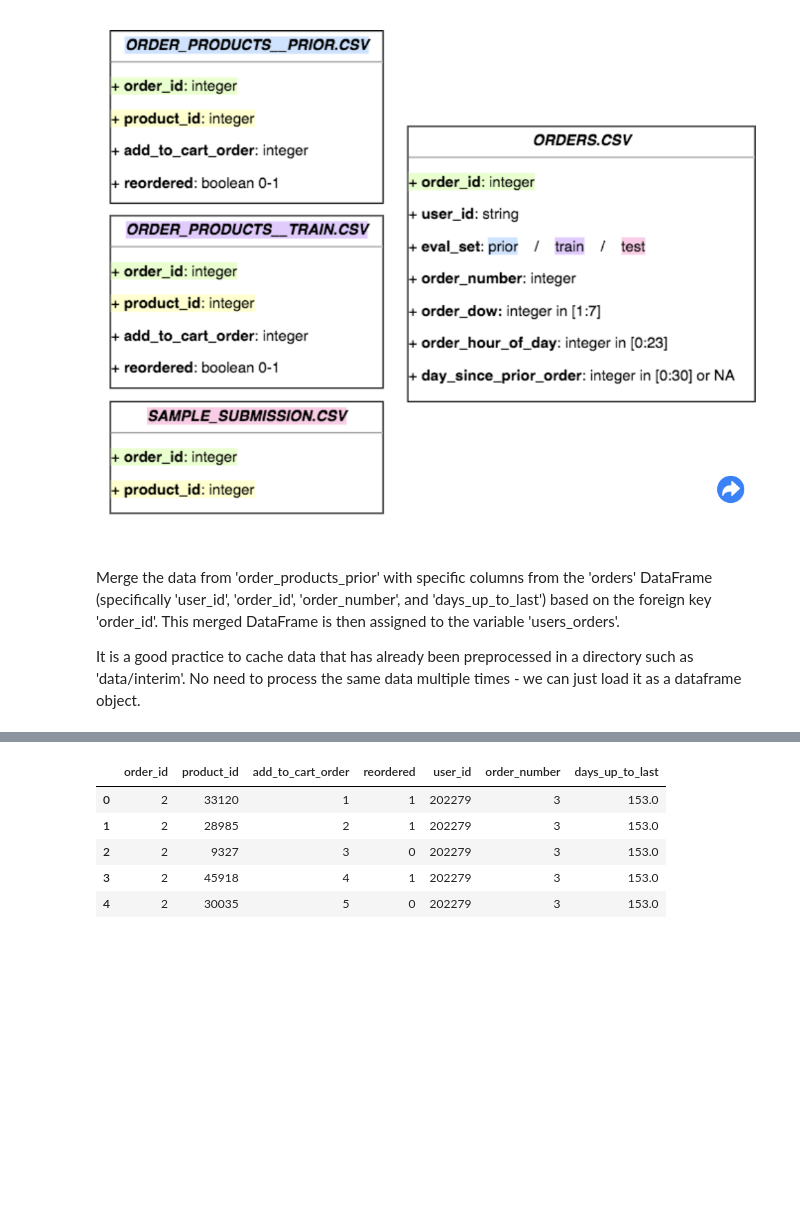
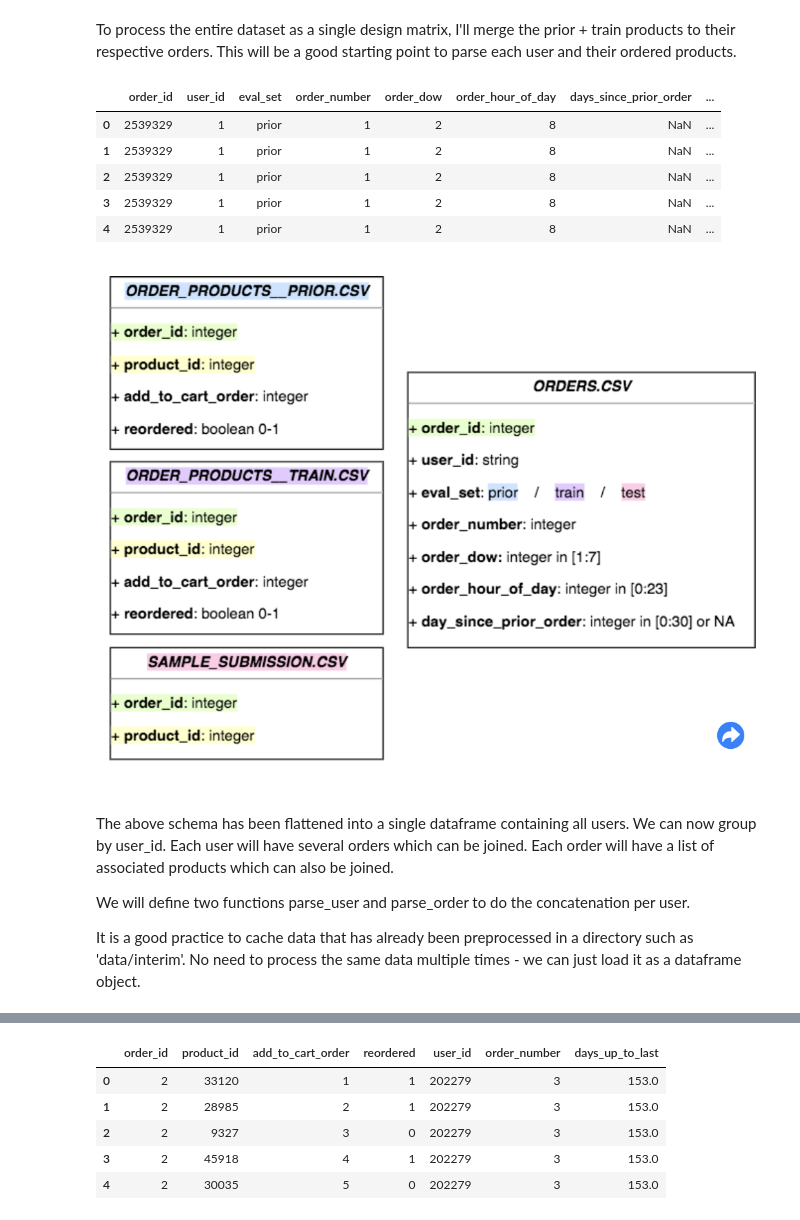
Before and after one commit to dinosoupy/reorder-prediction, a Jupyter notebook: notebooks/0.1-dinosoupy-data-preprocessing.ipynb, the cells around one changed output, grey strips where cells are left out. Cells and saved outputs as stored; diff of their text form; code cells hidden in the pictures; blank space fills up the shorter version.

```diff
--- a/notebooks/0.1-dinosoupy-data-exploration.ipynb
+++ b/notebooks/0.1-dinosoupy-data-preprocessing.ipynb
@@ -41,0 +25,5 @@ Index(['order_id', 'user_id', 'eval_set', 'order_number', 'order_dow',
+# %%
+train_products = pd.read_csv(os.path.join(RAW_DATA_PATH, "order_products__train.csv"))
+prior_products = pd.read_csv(os.path.join(RAW_DATA_PATH, "order_products__prior.csv"))
+orders = pd.read_csv(os.path.join(RAW_DATA_PATH, "orders.csv"))
+products = pd.read_csv(os.path.join(RAW_DATA_PATH, "products.csv"))
@@ -42,6 +66,23 @@ Index(['order_id', 'user_id', 'eval_set', 'order_number', 'order_dow',
+# %% [markdown]
+To process the entire dataset as a single design matrix, I'll merge the prior + train products to their respective orders. This will be a good starting point to parse each user and their ordered products.
+# %%
+order_products = pd.concat([prior_products, train_products], axis=0)
+# %%
+df = orders.merge(order_products, how='left', on='order_id')
+df = df.merge(products, how='left', on='product_id')
+df.head()
+# %% [output]
+|  | order_id | user_id | eval_set | order_number | order_dow | order_hour_of_day | days_since_prior_order | ... |
+| 0 | 2539329 | 1 | prior | 1 | 2 | 8 | NaN | ... |
+| 1 | 2539329 | 1 | prior | 1 | 2 | 8 | NaN | ... |
+| 2 | 2539329 | 1 | prior | 1 | 2 | 8 | NaN | ... |
+| 3 | 2539329 | 1 | prior | 1 | 2 | 8 | NaN | ... |
+| 4 | 2539329 | 1 | prior | 1 | 2 | 8 | NaN | ... |
 # %% [markdown]
 ![image.png](attachment:f893c807-121b-4394-b67d-db885f75f7a7.png)
 
-Merge the data from 'order_products_prior' with specific columns from the 'orders' DataFrame (specifically 'user_id', 'order_id', 'order_number', and 'days_up_to_last') based on the foreign key 'order_id'. This merged DataFrame is then assigned to the variable 'users_orders'.
+The above schema has been flattened into a single dataframe containing all users. We can now group by user_id. Each user will have several orders which can be joined. Each order will have a list of associated products which can also be joined.
+
+We will define two functions parse_user and parse_order to do the concatenation per user.
 
 It is a good practice to cache data that has already been preprocessed in a directory such as 'data/interim'. No need to process the same data multiple times - we can just load it as a dataframe object.
```
Also changed, not shown: parts of 11 cells of this notebook, 1 other file.
